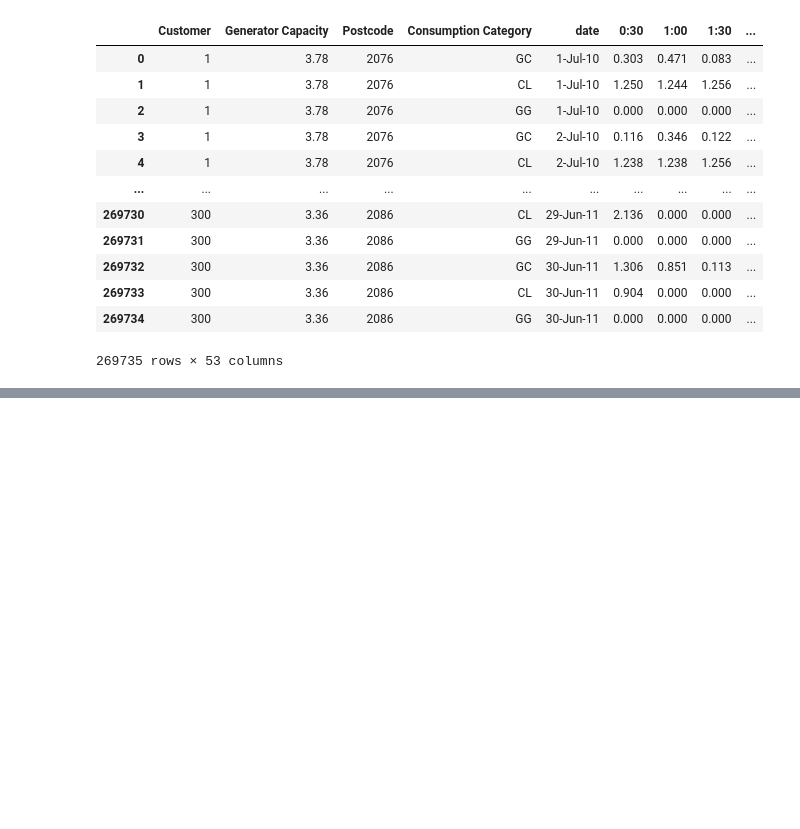
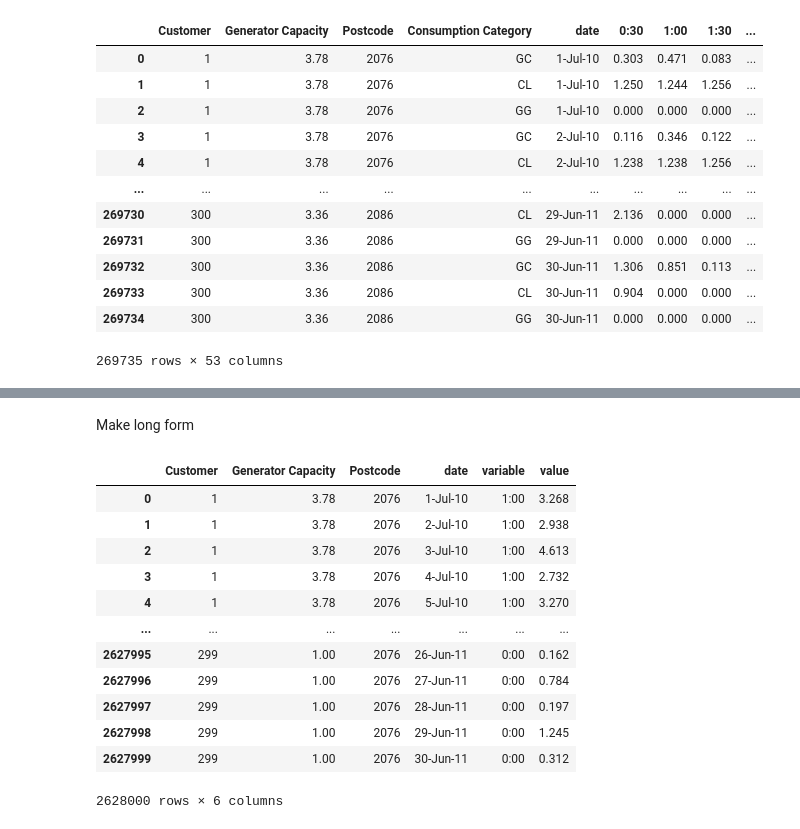
Before and after one commit to codymlewis/SGHFL, a Jupyter notebook: solar_power.ipynb, the cells around one changed output, grey strips where cells are left out. Drawn from its saved outputs; the diff is of its cells as text; code cells hidden in the pictures; blank space fills up the shorter version.

```diff
--- a/solar_power.ipynb
+++ b/solar_power.ipynb
@@ -226,0 +85,21 @@ solar_home_data.to_csv("data/solar_home_2010-2011.csv")
+# %% [markdown]
+Make long form
+# %%
+id_columns = solar_home_data.columns[:4].tolist()
+time_columns = solar_home_data.columns[4:]
+solar_home_data = pd.melt(solar_home_data, id_vars=id_columns, value_vars=time_columns)
+solar_home_data
+# %% [output]
+|  | Customer | Generator Capacity | Postcode | date | variable | value |
+| 0 | 1 | 3.78 | 2076 | 1-Jul-10 | 1:00 | 3.268 |
+| 1 | 1 | 3.78 | 2076 | 2-Jul-10 | 1:00 | 2.938 |
+| 2 | 1 | 3.78 | 2076 | 3-Jul-10 | 1:00 | 4.613 |
+| 3 | 1 | 3.78 | 2076 | 4-Jul-10 | 1:00 | 2.732 |
+| 4 | 1 | 3.78 | 2076 | 5-Jul-10 | 1:00 | 3.270 |
+| ... | ... | ... | ... | ... | ... | ... |
+| 2627995 | 299 | 1.00 | 2076 | 26-Jun-11 | 0:00 | 0.162 |
+| 2627996 | 299 | 1.00 | 2076 | 27-Jun-11 | 0:00 | 0.784 |
+| 2627997 | 299 | 1.00 | 2076 | 28-Jun-11 | 0:00 | 0.197 |
+| 2627998 | 299 | 1.00 | 2076 | 29-Jun-11 | 0:00 | 1.245 |
+| 2627999 | 299 | 1.00 | 2076 | 30-Jun-11 | 0:00 | 0.312 |
+2628000 rows × 6 columns
```
Also changed, not shown: parts of 50 cells of this notebook.
